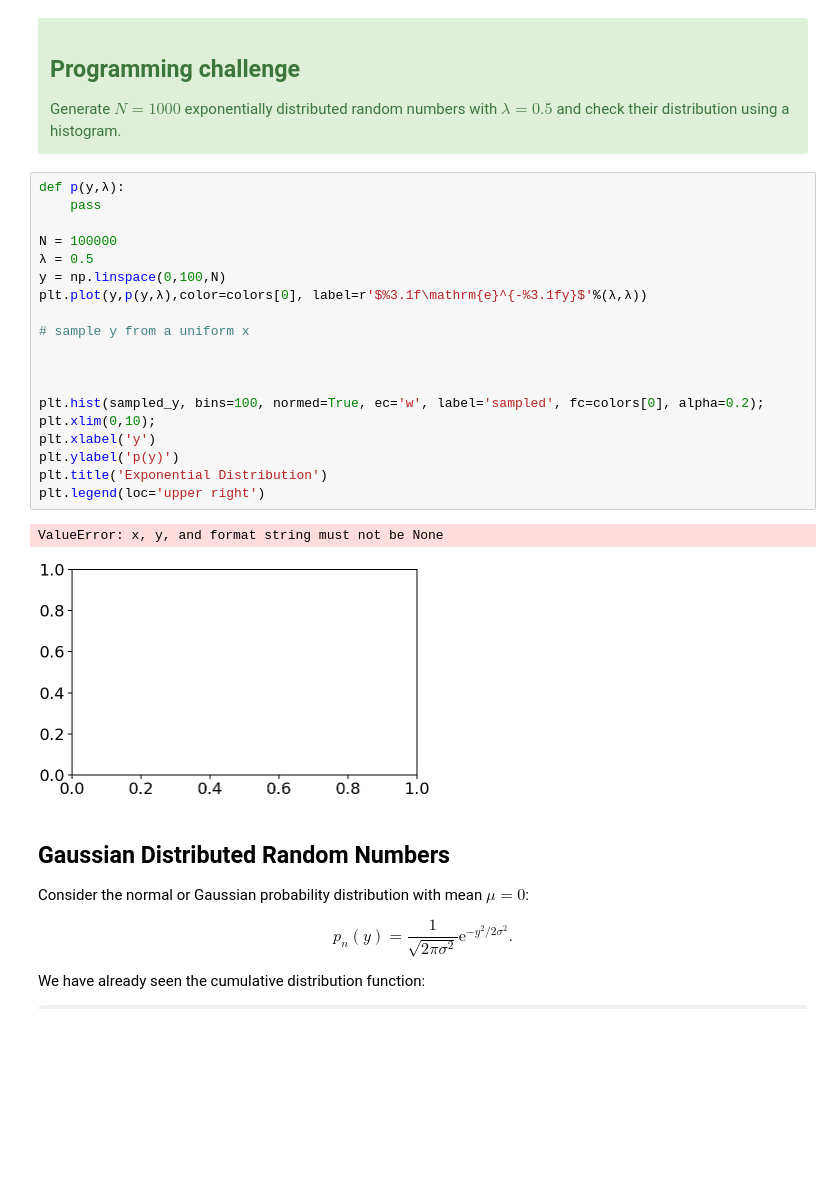
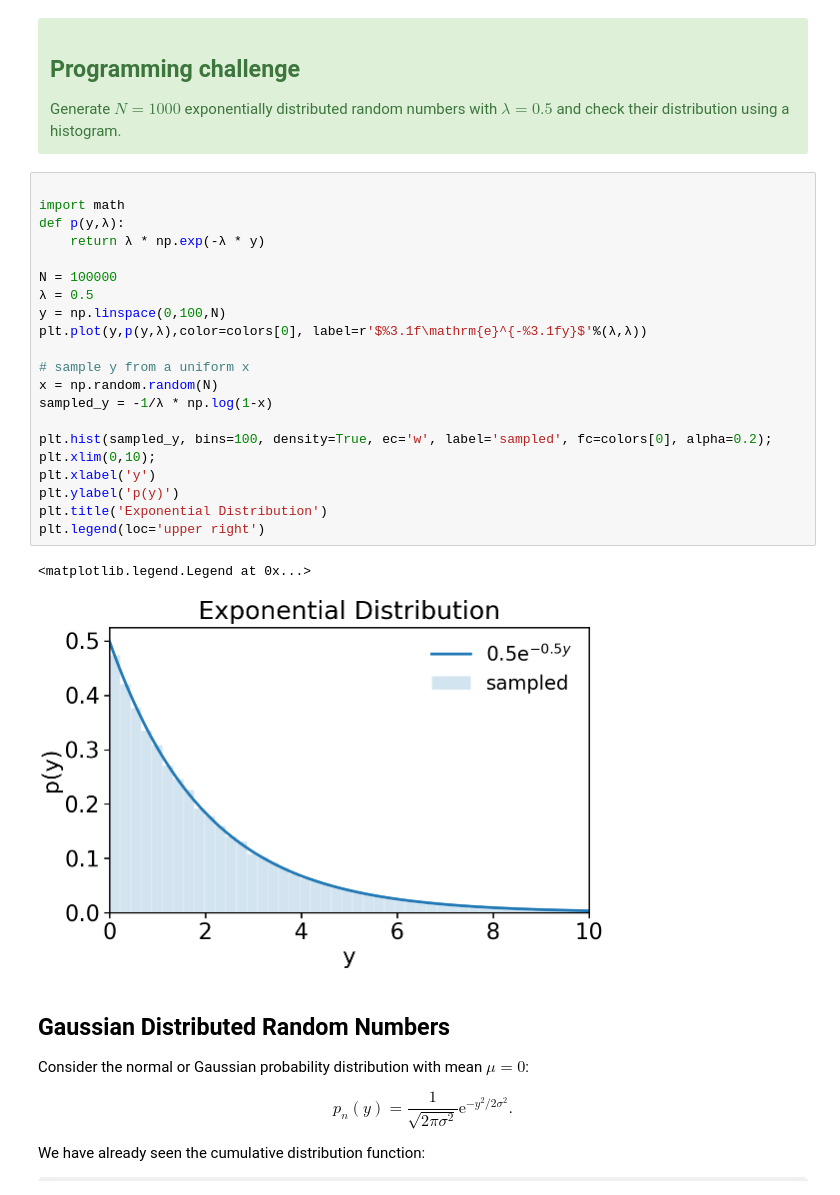
Before and after one commit to corey01201/IntroCompPhysics, a Jupyter notebook: src/30_RejectionSampling.ipynb, the cells around one changed output. Cells and saved outputs as stored; diff of their text form; some formulas as TeX source; blank space fills up the shorter version.

```diff
--- a/src/30_RejectionSampling.ipynb
+++ b/src/30_RejectionSampling.ipynb
@@ -71,27 +71,29 @@ Note: we need to be careful with our uniform random number $x$ as it can formall
 Generate $N=1000$ exponentially distributed random numbers with $\lambda = 0.5$ and check their distribution using a histogram.
 </div>
 # %%
+
+import math
 def p(y,λ):
-    pass
+    return λ * np.exp(-λ * y)
 
 N = 100000
 λ = 0.5
 y = np.linspace(0,100,N)
 plt.plot(y,p(y,λ),color=colors[0], label=r'$%3.1f\mathrm{e}^{-%3.1fy}$'%(λ,λ))
 
 # sample y from a uniform x
+x = np.random.random(N)
+sampled_y = -1/λ * np.log(1-x)
 
-
-
-plt.hist(sampled_y, bins=100, normed=True, ec='w', label='sampled', fc=colors[0], alpha=0.2);
+plt.hist(sampled_y, bins=100, density=True, ec='w', label='sampled', fc=colors[0], alpha=0.2);
 plt.xlim(0,10);
 plt.xlabel('y')
 plt.ylabel('p(y)')
 plt.title('Exponential Distribution')
 plt.legend(loc='upper right')
 # %% [output]
-ValueError: x, y, and format string must not be None
+<matplotlib.legend.Legend at 0x...>
-[figure, old version]
+[figure, new version]
 # %% [markdown]
 ## Gaussian Distributed Random Numbers
 
```
